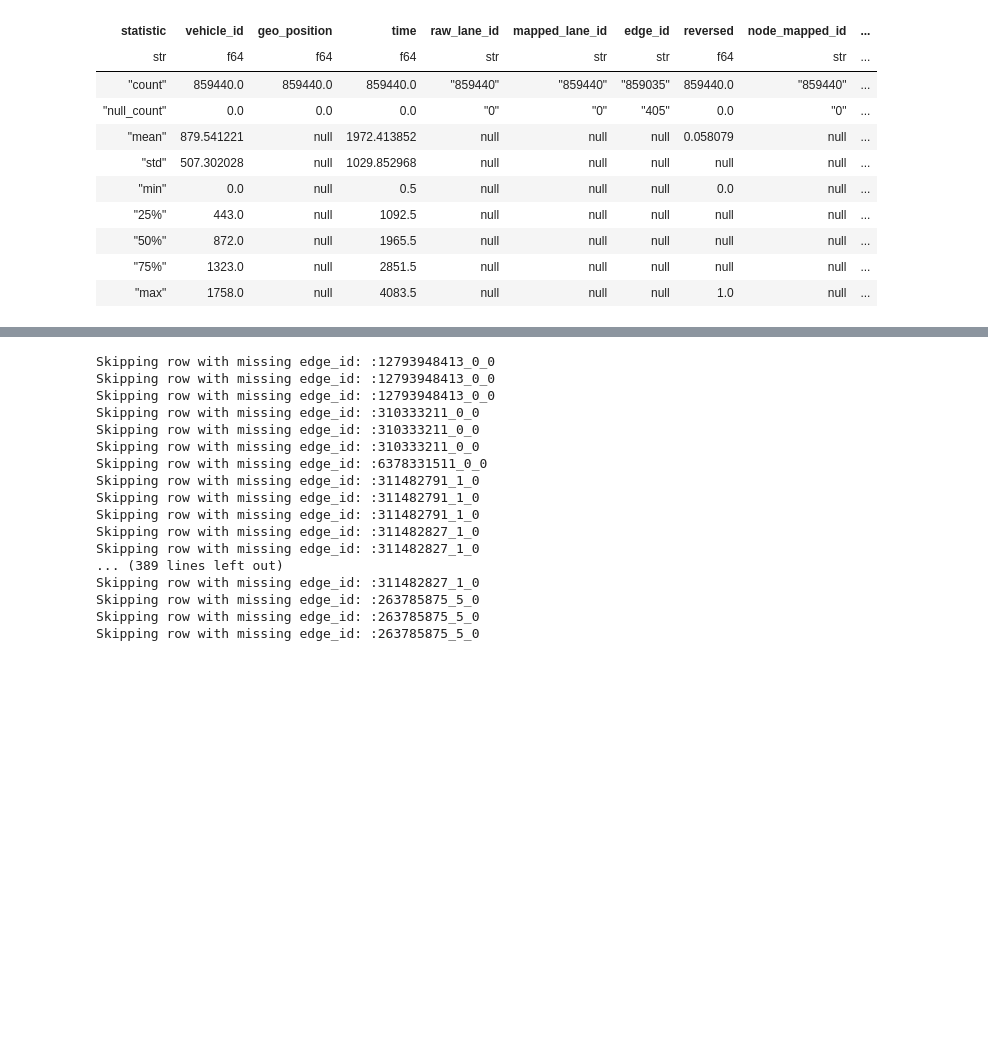
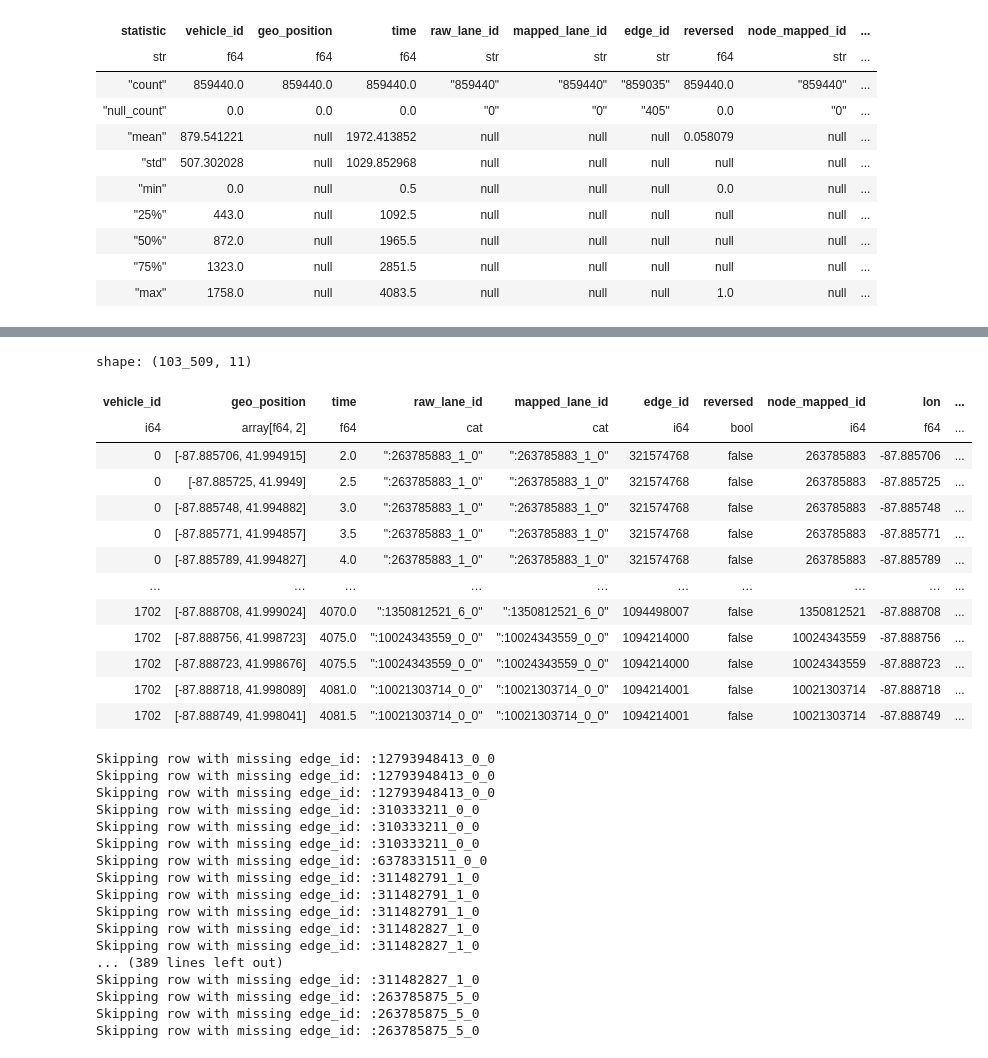
Before and after one commit to JoseEdSouza/map-matching, a Jupyter notebook: resolve_unmapped_nodes.ipynb, the cells around one changed output, grey strips where cells are left out. Cells and saved outputs as stored; diff of their text form; code cells hidden in the pictures; blank space fills up the shorter version.

```diff
--- a/resolve_unmapped_nodes.ipynb
+++ b/resolve_unmapped_nodes.ipynb
@@ -7,7 +7,9 @@ import osmnx as ox
 import polars as pl
 # %%
 ROOT_PATH = Path(".").resolve().absolute()
-DATASET_PATH = ROOT_PATH / "sumo/simulations/ohare-chicago-junctionless/output/fcd.parquet"
+DATASET_PATH = (
+        ROOT_PATH / "sumo/simulations/ohare-chicago-junctionless/output/fcd.parquet"
+)
 NETWORK_PATH = ROOT_PATH / "networks/graphml/ohare_network.graphml"
 # %%
 G = ox.load_graphml(NETWORK_PATH)
@@ -105,0 +243,29 @@ shape: (80_031, 10)
+# %%
+filtered_lf = lf.filter(pl.col("node_mapped_id").cat.starts_with("node_"))
+cleaned_lf = filtered_lf.with_columns(
+    pl.col("edge_id")
+    .cast(pl.String)
+    .cast(pl.Int64, strict=False),
+    pl.col("node_mapped_id")
+    .cast(pl.String)
+    .str.replace("node_", "")
+    .cast(pl.Int64, strict=False),
+)
+
+joined_lf = cleaned_lf.join(node_lf, left_on="node_mapped_id", right_on="node_osmid", how="left")
+joined_lf.collect()
+# %% [output]
+shape: (103_509, 11)
+| vehicle_id | geo_position | time | raw_lane_id | mapped_lane_id | edge_id | reversed | node_mapped_id | lon | ... |
+| i64 | array[f64, 2] | f64 | cat | cat | i64 | bool | i64 | f64 | ... |
+| 0 | [-87.885706, 41.994915] | 2.0 | ":263785883_1_0" | ":263785883_1_0" | 321574768 | false | 263785883 | -87.885706 | ... |
+| 0 | [-87.885725, 41.9949] | 2.5 | ":263785883_1_0" | ":263785883_1_0" | 321574768 | false | 263785883 | -87.885725 | ... |
+| 0 | [-87.885748, 41.994882] | 3.0 | ":263785883_1_0" | ":263785883_1_0" | 321574768 | false | 263785883 | -87.885748 | ... |
+| 0 | [-87.885771, 41.994857] | 3.5 | ":263785883_1_0" | ":263785883_1_0" | 321574768 | false | 263785883 | -87.885771 | ... |
+| 0 | [-87.885789, 41.994827] | 4.0 | ":263785883_1_0" | ":263785883_1_0" | 321574768 | false | 263785883 | -87.885789 | ... |
+| … | … | … | … | … | … | … | … | … | ... |
+| 1702 | [-87.888708, 41.999024] | 4070.0 | ":1350812521_6_0" | ":1350812521_6_0" | 1094498007 | false | 1350812521 | -87.888708 | ... |
+| 1702 | [-87.888756, 41.998723] | 4075.0 | ":10024343559_0_0" | ":10024343559_0_0" | 1094214000 | false | 10024343559 | -87.888756 | ... |
+| 1702 | [-87.888723, 41.998676] | 4075.5 | ":10024343559_0_0" | ":10024343559_0_0" | 1094214000 | false | 10024343559 | -87.888723 | ... |
+| 1702 | [-87.888718, 41.998089] | 4081.0 | ":10021303714_0_0" | ":10021303714_0_0" | 1094214001 | false | 10021303714 | -87.888718 | ... |
+| 1702 | [-87.888749, 41.998041] | 4081.5 | ":10021303714_0_0" | ":10021303714_0_0" | 1094214001 | false | 10021303714 | -87.888749 | ... |
```
Also changed, not shown: parts of 16 cells of this notebook.
